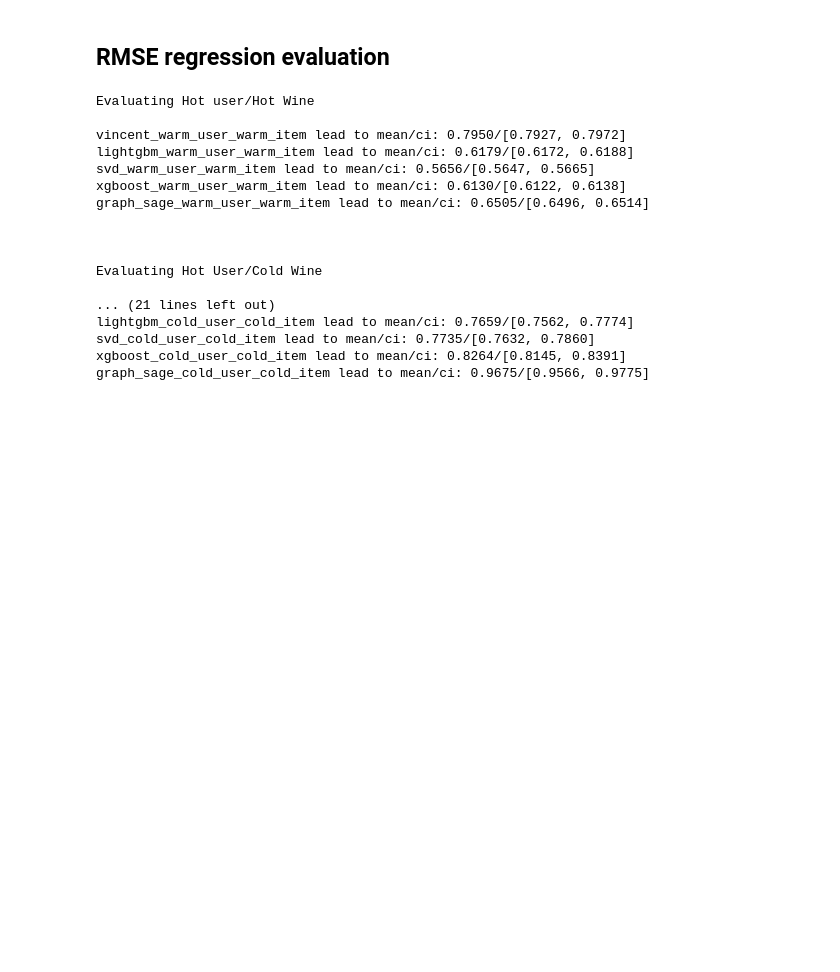
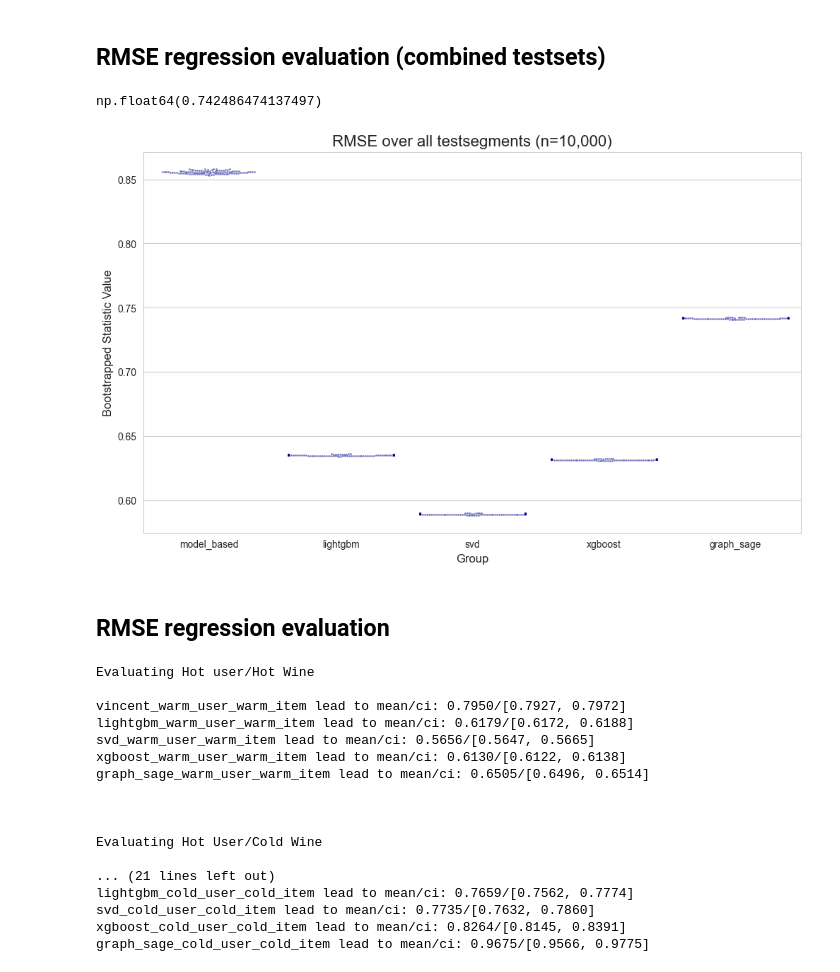
Before and after one commit to vincelemke99/Web-Mining, a Jupyter notebook: Evaluation/Evaluation.ipynb, the cells around one changed output. Drawn from its saved outputs; the diff is of its cells as text; code cells hidden in the pictures; blank space fills up the shorter version.

Commit message:
added scatterplot for all RMSE training data

```diff
--- a/Evaluation/Evaluation.ipynb
+++ b/Evaluation/Evaluation.ipynb
@@ -68,20 +69,20 @@ vincent_cold_user_warm_item = vincent_cold_user_warm_item.rename(columns={"Predi
 vincent_warm_user_cold_item = vincent_warm_user_cold_item.rename(columns={"PredictedRating": "Rating"})
 vincent_warm_user_warm_item = vincent_warm_user_warm_item.rename(columns={"PredictedRating": "Rating"})
 # %%
-lightgbm_cold_user_cold_item = pd.read_csv(r"./lightgbm/lightgbm_cold_user_cold_item.csv")
-lightgbm_cold_user_warm_item = pd.read_csv(r"./lightgbm/lightgbm_cold_user_warm_item.csv")
-lightgbm_warm_user_cold_item = pd.read_csv(r"./lightgbm/lightgbm_warm_user_cold_item.csv")
-lightgbm_warm_user_warm_item = pd.read_csv(r"./lightgbm/lightgbm_warm_user_warm_item.csv")
+lightgbm_cold_user_cold_item = pd.read_csv(r"./hybrid-lgbm/hybrid-lgbm_cold_user_cold_item.csv")
+lightgbm_cold_user_warm_item = pd.read_csv(r"./hybrid-lgbm/hybrid-lgbm_cold_user_warm_item.csv")
+lightgbm_warm_user_cold_item = pd.read_csv(r"./hybrid-lgbm/hybrid-lgbm_warm_user_cold_item.csv")
+lightgbm_warm_user_warm_item = pd.read_csv(r"./hybrid-lgbm/hybrid-lgbm_warm_user_warm_item.csv")
 # %%
 svd_cold_user_cold_item = pd.read_csv(r"./svd/svd_cold_user_cold_item.csv")
 svd_cold_user_warm_item = pd.read_csv(r"./svd/svd_cold_user_warm_item.csv")
 svd_warm_user_cold_item = pd.read_csv(r"./svd/svd_warm_user_cold_item.csv")
 svd_warm_user_warm_item = pd.read_csv(r"./svd/svd_warm_user_warm_item.csv")
 # %%
-xgboost_cold_user_cold_item = pd.read_csv(r"./xgboost/xgboost_cold_user_cold_item.csv")
-xgboost_cold_user_warm_item = pd.read_csv(r"./xgboost/xgboost_cold_user_warm_item.csv")
-xgboost_warm_user_cold_item = pd.read_csv(r"./xgboost/xgboost_warm_user_cold_item.csv")
-xgboost_warm_user_warm_item = pd.read_csv(r"./xgboost/xgboost_warm_user_warm_item.csv")
+xgboost_cold_user_cold_item = pd.read_csv(r"./hybrid-xgb/hybrid-xgb_cold_user_cold_item.csv")
+xgboost_cold_user_warm_item = pd.read_csv(r"./hybrid-xgb/hybrid-xgb_cold_user_warm_item.csv")
+xgboost_warm_user_cold_item = pd.read_csv(r"./hybrid-xgb/hybrid-xgb_warm_user_cold_item.csv")
+xgboost_warm_user_warm_item = pd.read_csv(r"./hybrid-xgb/hybrid-xgb_warm_user_warm_item.csv")
 # %%
 graph_sage_cold_user_cold_item = pd.read_csv(r"./graph_sage/results_graphsage_cold_user_cold_item.csv")
 graph_sage_cold_user_warm_item = pd.read_csv(r"./graph_sage/results_graphsage_cold_user_warm_item.csv")
@@ -136,3 +137,5 @@ predicted_segments = {
     "Cold User/Hot Wine": (true_cold_user_warm_item, predicted_cold_user_warm_item_datasets),
     "Cold User/Cold Wine": (true_cold_user_cold_item, predicted_cold_user_cold_item_datasets)
 }
+# %% [markdown]
+## RMSE regression evaluation (combined testsets)
@@ -139,3 +182,26 @@ predicted_segments = {
+# %%
+graph_sage_all_results["rmse_distribution"].max()
+# %% [output]
+np.float64(0.742486474137497)
+# %%
+d = {
+    "model_based": vincent_all_results["rmse_distribution"],
+    "lightgbm": lightgbm_all_results["rmse_distribution"],
+    "svd": svd_all_results["rmse_distribution"],
+    "xgboost": xgboost_all_results["rmse_distribution"],
+    "graph_sage": graph_sage_all_results["rmse_distribution"]
+}
+df_all = pd.DataFrame(data=d)
+df_bootstrapped = df_all.melt(var_name='Group', value_name='Bootstrapped Statistic Value')
+sns.set_style("whitegrid")
+plt.figure(figsize=(12, 7))
+plt.title('RMSE over all testsegments (n=10,000)', fontsize=16)
+plt.xlabel('Group', fontsize=12)
+plt.ylabel('Bootstrapped Statistic Value', fontsize=12)
+sns.swarmplot(x='Group', y='Bootstrapped Statistic Value', data=df_bootstrapped, color="darkblue", size=2, alpha=0.5)
+plt.show()
+# %% [output]
+[figure, added]
 # %% [markdown]
 ## RMSE regression evaluation
 # %%
```
Also changed, not shown: parts of 2 cells of this notebook.
